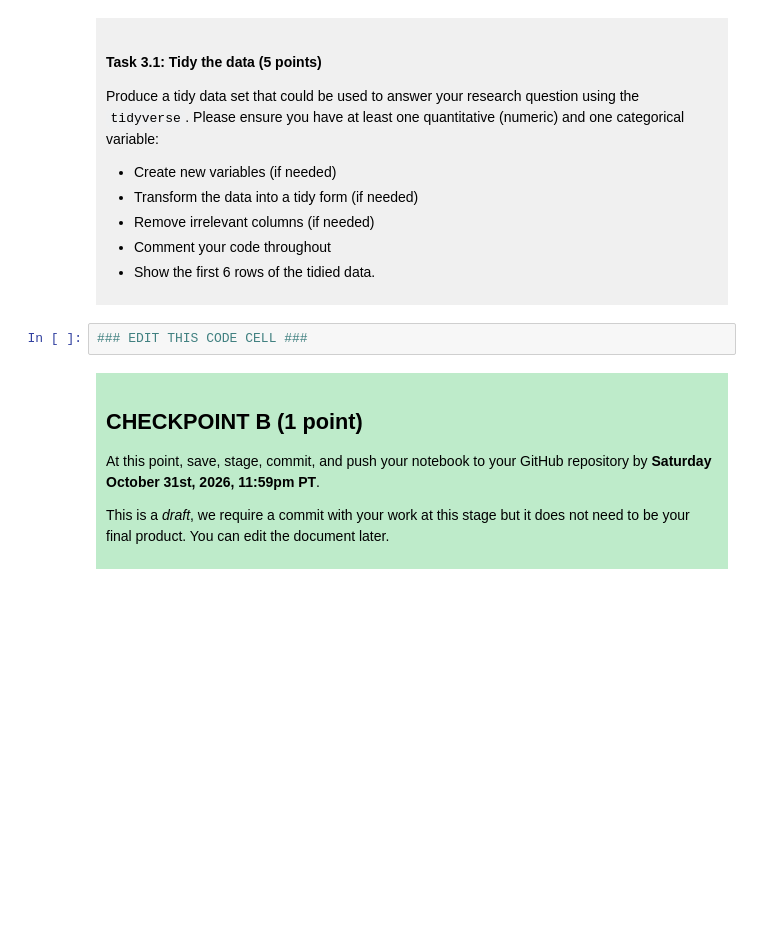
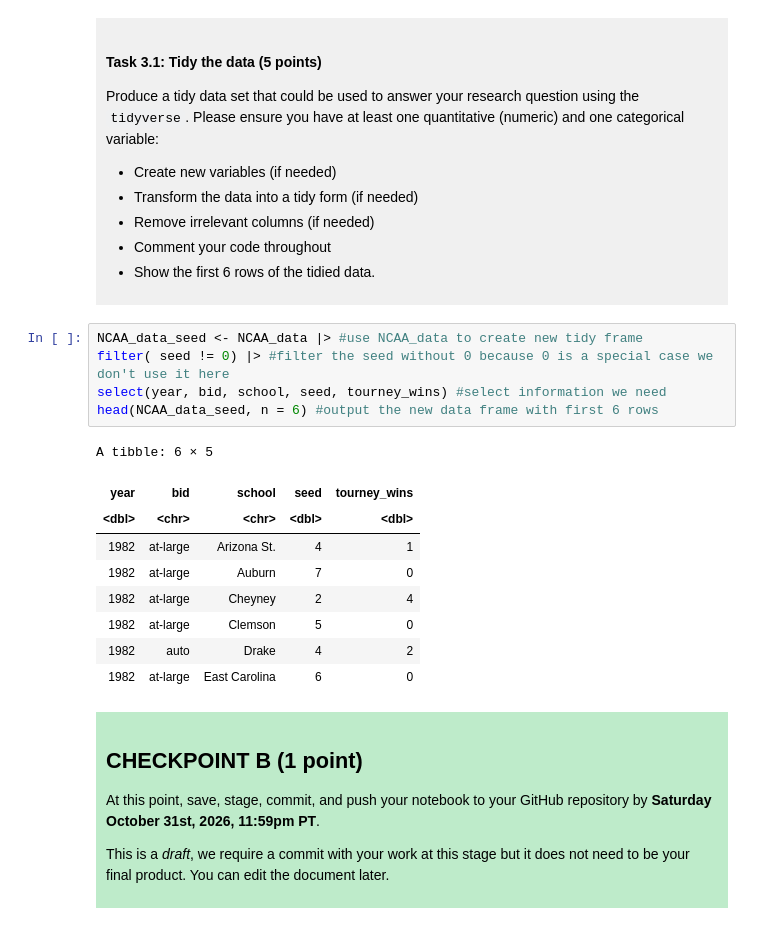
Before and after one commit to Harry-Lee-00/dsci-100-project-Harry-Li, a Jupyter notebook: dsci-100-project-notebook.ipynb, the cells around one changed output. Drawn from its saved outputs; the diff is of its cells as text; blank space fills up the shorter version.

```diff
--- a/dsci-100-project-notebook.ipynb
+++ b/dsci-100-project-notebook.ipynb
@@ -189,7 +218,20 @@ Produce a tidy data set that could be used to answer your research question usin
 
 </div>
 # %%
-### EDIT THIS CODE CELL ###
+NCAA_data_seed <- NCAA_data |> #use NCAA_data to create new tidy frame
+filter( seed != 0) |> #filter the seed without 0 because 0 is a special case we don't use it here
+select(year, bid, school, seed, tourney_wins) #select information we need
+head(NCAA_data_seed, n = 6) #output the new data frame with first 6 rows
+# %% [output]
+A tibble: 6 × 5
+| year | bid | school | seed | tourney_wins |
+| <dbl> | <chr> | <chr> | <dbl> | <dbl> |
+| 1982 | at-large | Arizona St. | 4 | 1 |
+| 1982 | at-large | Auburn | 7 | 0 |
+| 1982 | at-large | Cheyney | 2 | 4 |
+| 1982 | at-large | Clemson | 5 | 0 |
+| 1982 | auto | Drake | 4 | 2 |
+| 1982 | at-large | East Carolina | 6 | 0 |
 # %% [markdown]
 <div style="background-color: #beebca; padding: 10px;">
 
```
Also changed, not shown: parts of 3 cells of this notebook.
